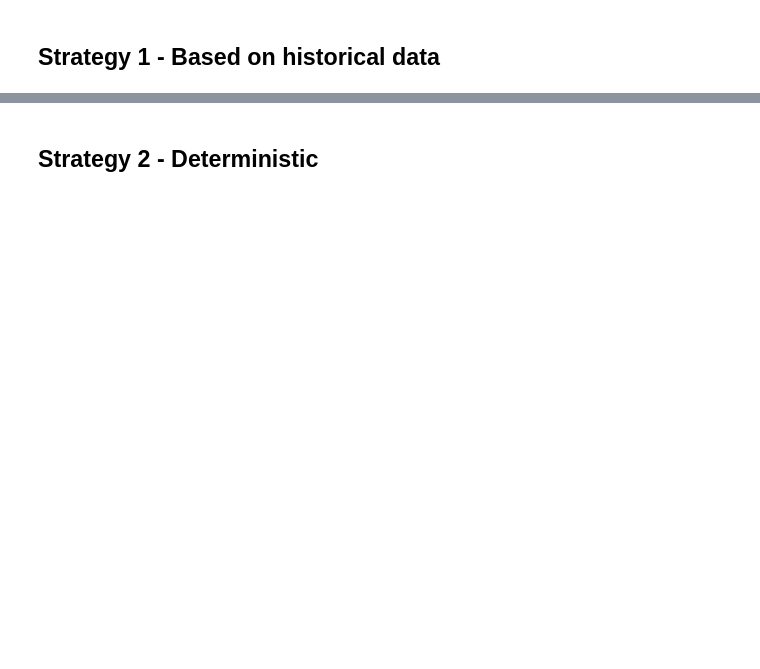
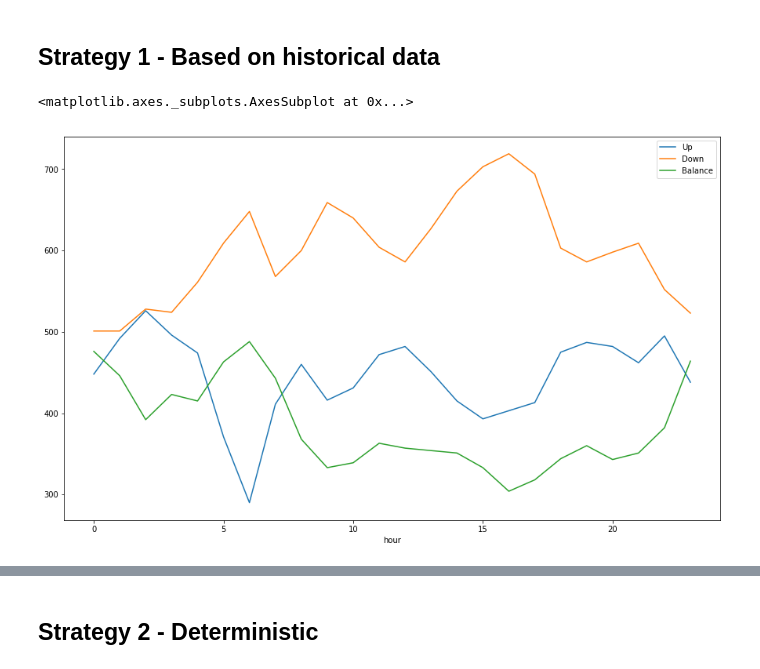
Before and after one commit to lucasblt/ren-elec-markets, a Jupyter notebook: assignment2/assignment2.ipynb, the cells around one changed output, grey strips where cells are left out. Cells and saved outputs as stored; diff of their text form; code cells hidden in the pictures; blank space fills up the shorter version.

```diff
--- a/assignment2/assignment2.ipynb
+++ b/assignment2/assignment2.ipynb
@@ -37,4 +30,4 @@ prices_dayahead_2013['ts'] = pd.to_datetime(prices_dayahead_2013['Dates'] + pric
 prices_dayahead_2013 = prices_dayahead_2013.drop(['Dates','Hours'],axis=1)
 prices_dayahead_2013['DK1'] = prices_dayahead_2013['DK1']/100
 prices_dayahead_2013 = prices_dayahead_2013.set_index('ts')
-prices_dayahead_2013.head()
+prices_dayahead_2013 = prices_dayahead_2013.drop(prices_dayahead_2013['2013-06-07 07:00:00':'2013-06-07 11:00:00'].index)
@@ -49,11 +34,10 @@ prices_dayahead_2013.head()
 # %%
 prices_dayahead_2014_raw_data = pd.read_html('data/elspot-prices_2014_hourly_dkk.xls')[0].values
 prices_dayahead_2014 = pd.DataFrame(prices_dayahead_2014_raw_data)
-prices_dayahead_2014 = prices_dayahead_2014.drop([2,3,4,5,6,7,9,10,11,12,13,14,15,16,17,18,19],axis=1)
+prices_dayahead_2014 = prices_dayahead_2014.drop([2,3,4,5,6,7,9,10,11,12,13,14,15,16,17,18],axis=1)
 prices_dayahead_2014.columns = ['Dates', 'Hours', 'DK1']
 prices_dayahead_2014['Hours'] = prices_dayahead_2014['Hours'].str.slice(stop=2)
 prices_dayahead_2014['ts'] = pd.to_datetime(prices_dayahead_2014['Dates'] + prices_dayahead_2014['Hours'] + ':00', format='%d-%m-%Y%H:%M')
 prices_dayahead_2014 = prices_dayahead_2014.drop(['Dates','Hours'],axis=1)
 prices_dayahead_2014['DK1'] = prices_dayahead_2014['DK1']/100
 prices_dayahead_2014 = prices_dayahead_2014.set_index('ts')
-prices_dayahead_2014.head()
@@ -105,7 +84,7 @@ prices_regulating_2013 = prices_regulating_2013.drop(['Dates','Hours'],axis=1)
 prices_regulating_2013['DK1_up'] = prices_regulating_2013['DK1_up']/100
 prices_regulating_2013['DK1_down'] = prices_regulating_2013['DK1_down']/100
 prices_regulating_2013 = prices_regulating_2013.set_index('ts')
-prices_regulating_2013.head()
+prices_regulating_2013 = prices_regulating_2013.drop(prices_regulating_2013['2013-06-07 07:00:00':'2013-06-07 11:00:00'].index)
 # %%
 prices_regulating_2014_raw_data = pd.read_html('data/regulating-prices_2014_hourly_dkk.xls')[0].values
 prices_regulating_2014 = pd.DataFrame(prices_regulating_2014_raw_data)
@@ -161,7 +136,8 @@ prices_regulating = pd.concat([prices_regulating_2013, prices_regulating_2014, p
 prices_dayahed = pd.concat([prices_dayahead_2013, prices_dayahead_2014, prices_dayahead_2015,prices_dayahead_2016, prices_dayahead_2017])
 prices = prices_dayahed.join(prices_regulating)
 prices = prices[~prices.index.duplicated(keep='first')]
-prices.head()
+for i in days_out:
+    prices.loc[i] = 0
 # %%
 prices['DK1'].plot(figsize=(15,5))
 prices.drop(columns=['DK1']).plot(figsize=(15,5))
@@ -179,15 +169,19 @@ print('The revenue for reference: {}'.format(reference_revenue))
 # %% [markdown]
 ## Strategy 1 - Based on historical data
 # %%
-prices2016 = prices[prices.index.year == 2016]
-prices2016 = prices2016.astype(float).round({'DK1': 0, 'DK1_up': 0, 'DK1_down': 0})
-prices2016['Up'] = ((prices2016['DK1'] == prices2016['DK1_up']) & (prices2016['DK1_down'] != prices2016['DK1_up']))
-prices2016['Down'] = ((prices2016['DK1'] == prices2016['DK1_down']) & (prices2016['DK1_down'] != prices2016['DK1_up']))
-prices2016['Balance'] = (prices2016['DK1_up'] == prices2016['DK1_down'])
-prices2016 = prices2016*1
-prices2016['hour'] = prices2016.index.hour
-hist_up_down = prices2016.groupby('hour').agg({"Up": "sum", "Down": "sum", "Balance": "sum"})
+prices_hist = prices[prices.index.year != 2017]
+prices_hist = prices_hist.astype(float).round({'DK1': 0, 'DK1_up': 0, 'DK1_down': 0})
+prices_hist['Down'] = ((prices_hist['DK1'] == prices_hist['DK1_up']) & (prices_hist['DK1_down'] != prices_hist['DK1_up']))
+prices_hist['Up'] = ((prices_hist['DK1'] == prices_hist['DK1_down']) & (prices_hist['DK1_down'] != prices_hist['DK1_up']))
+prices_hist['Balance'] = (prices_hist['DK1_up'] == prices_hist['DK1_down'])
+prices_hist = prices_hist*1
+prices_hist['hour'] = prices_hist.index.hour
+prices_hist['month'] = prices_hist.index.month
+hist_up_down = prices_hist.groupby('hour').agg({"Up": "sum", "Down": "sum", "Balance": "sum"})
 hist_up_down.plot(figsize=(15,9))
+# %% [output]
+<matplotlib.axes._subplots.AxesSubplot at 0x...>
+[figure, added]
 # %%
 strategy1 = pd.DataFrame()
 strategy1 = prices[prices.index.year == 2017]
```
Also changed, not shown: parts of 28 cells of this notebook.
